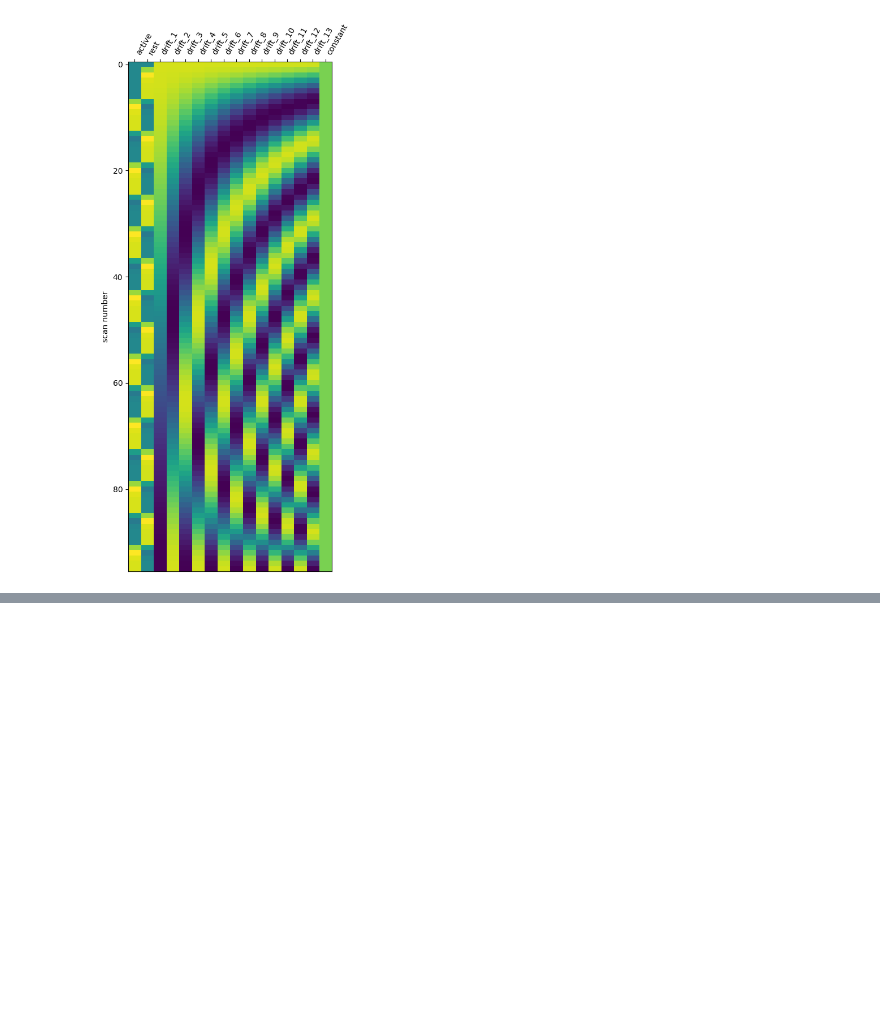
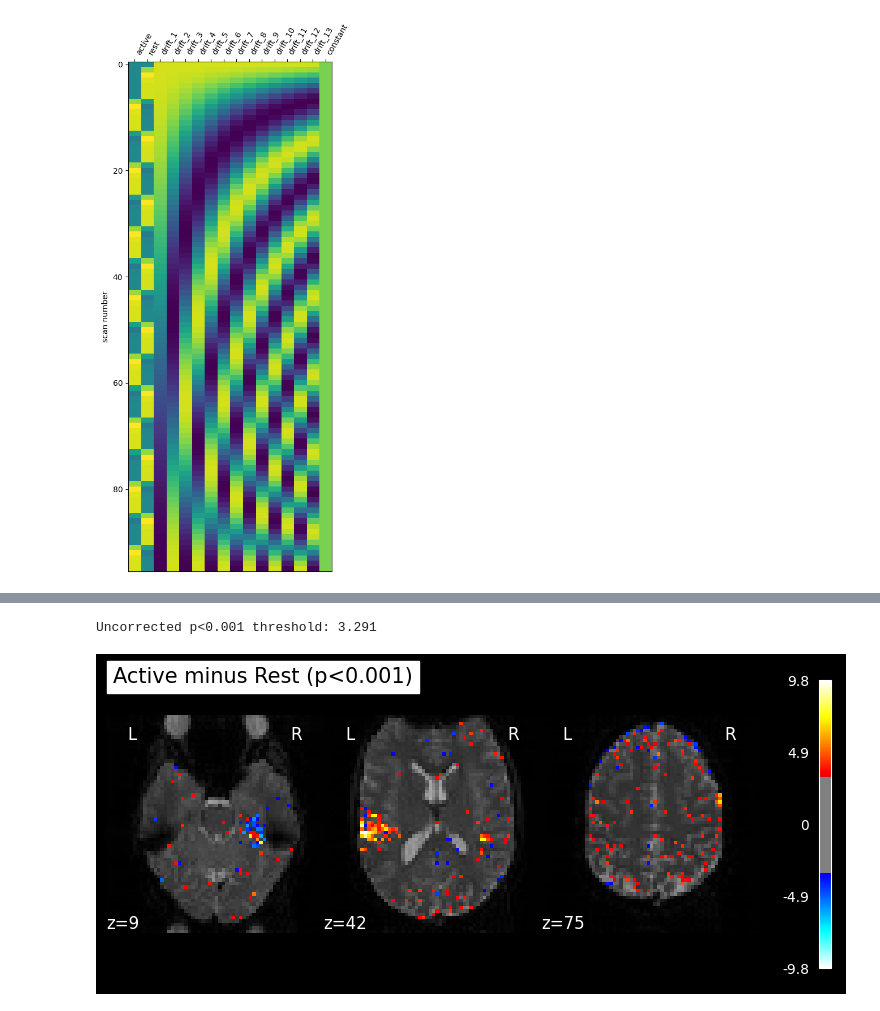
Before and after one commit to drewrl3v/fmri-sir, a Jupyter notebook: standard_glm_analysis.ipynb, the cells around one changed output, grey strips where cells are left out. Cells and saved outputs as stored; diff of their text form; code cells hidden in the pictures; blank space fills up the shorter version.

```diff
--- a/standard_glm_analysis.ipynb
+++ b/standard_glm_analysis.ipynb
@@ -122,0 +164,18 @@ design_matrix.iloc[[1,0]]
+# %%
+from nilearn.glm import threshold_stats_img
+
+_, threshold = threshold_stats_img(z_map, alpha=0.001, height_control="fpr")
+print(f"Uncorrected p<0.001 threshold: {threshold:.3f}")
+plot_stat_map(
+    z_map,
+    bg_img=mean_img,
+    threshold=threshold,
+    display_mode="z",
+    cut_coords=3,
+    black_bg=True,
+    title="Active minus Rest (p<0.001)",
+)
+plt.show()
+# %% [output]
+Uncorrected p<0.001 threshold: 3.291
+[figure, added]
```
Also changed, not shown: parts of 12 cells of this notebook.
